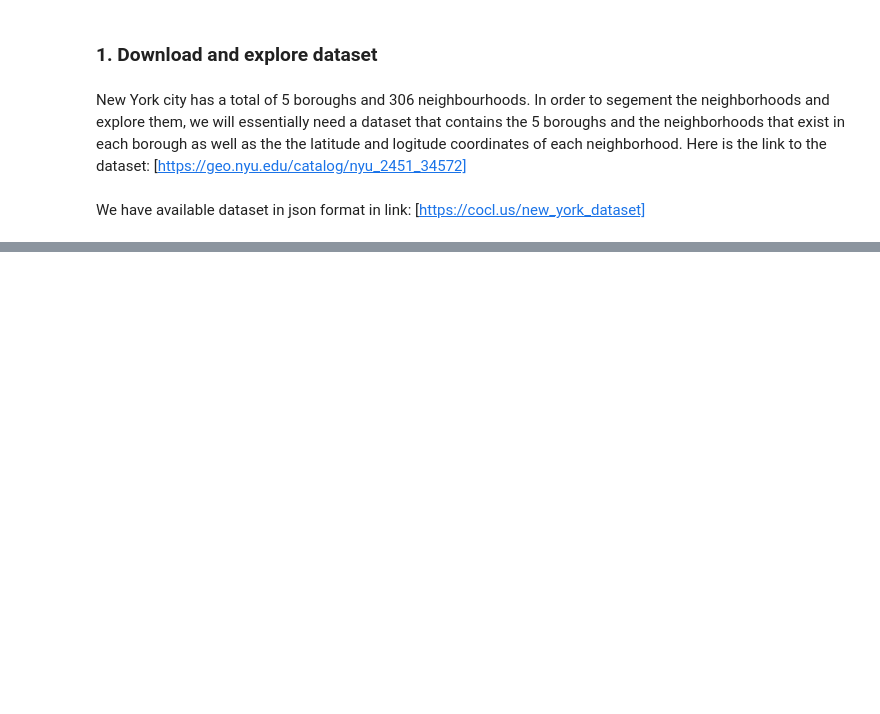
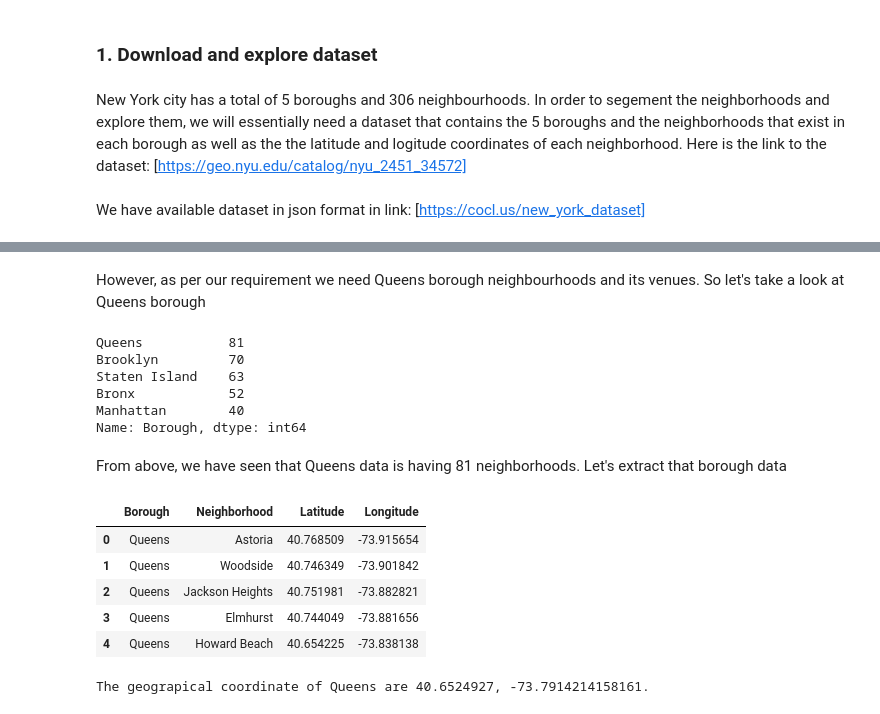
Before and after one commit to surekha3/Coursera_Capstone, a Jupyter notebook: Untitled2.ipynb, the cells around one changed output, grey strips where cells are left out. Drawn from its saved outputs; the diff is of its cells as text; code cells hidden in the pictures; blank space fills up the shorter version.

```diff
--- a/Untitled2.ipynb
+++ b/Untitled2.ipynb
@@ -45,0 +173,35 @@ OSError: [Errno 22] Invalid argument: 'http://localhost:8888/edit/Desktop/projec
+# %% [markdown]
+However, as per our requirement we need Queens borough neighbourhoods and its venues. So let's take a look at Queens borough
+# %%
+# First let's get total neighborhoods counts of each borough
+print(neighborhoods['Borough'].value_counts())
+# %% [output]
+Queens           81
+Brooklyn         70
+Staten Island    63
+Bronx            52
+Manhattan        40
+Name: Borough, dtype: int64
+# %% [markdown]
+From above, we have seen that Queens data is having 81 neighborhoods. Let's extract that borough data
+# %%
+Queens_data = neighborhoods[neighborhoods['Borough'] == 'Queens'].reset_index(drop=True)
+Queens_data.head()
+# %% [output]
+|  | Borough | Neighborhood | Latitude | Longitude |
+| 0 | Queens | Astoria | 40.768509 | -73.915654 |
+| 1 | Queens | Woodside | 40.746349 | -73.901842 |
+| 2 | Queens | Jackson Heights | 40.751981 | -73.882821 |
+| 3 | Queens | Elmhurst | 40.744049 | -73.881656 |
+| 4 | Queens | Howard Beach | 40.654225 | -73.838138 |
+# %%
+# Let's get the geographical coordinates of Queens borough
+address = 'Queens, NY'
+
+geolocator = Nominatim(user_agent="ny_explorer")
+location = geolocator.geocode(address)
+latitude = location.latitude
+longitude = location.longitude
+print('The geograpical coordinate of Queens are {}, {}.'.format(latitude, longitude))
+# %% [output]
+The geograpical coordinate of Queens are 40.6524927, -73.7914214158161.
```
Also changed, not shown: parts of 19 cells of this notebook, 3 other files.
